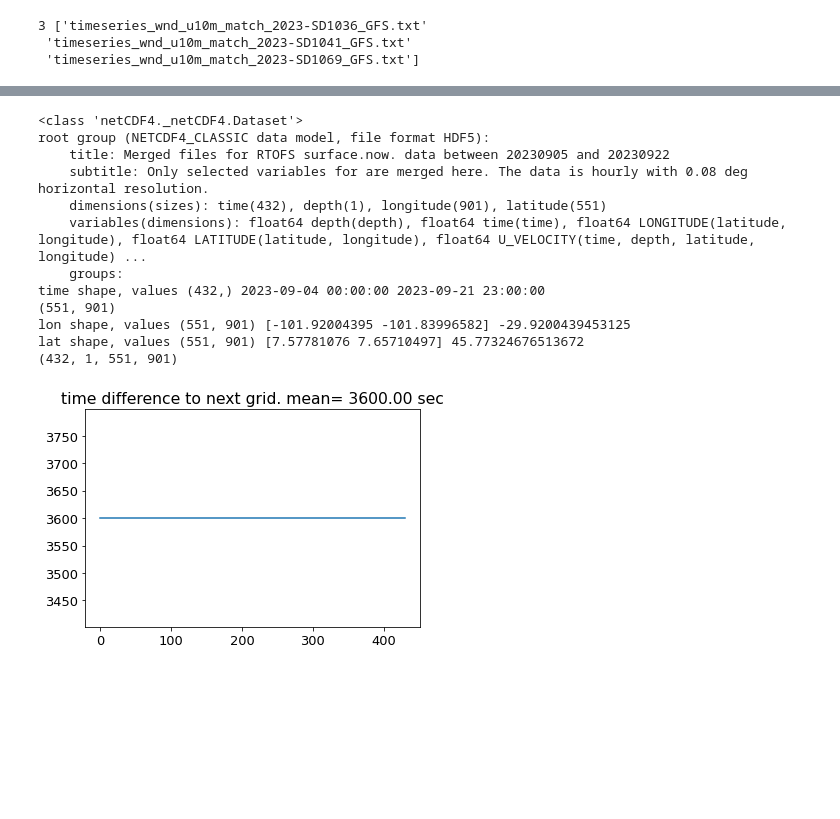
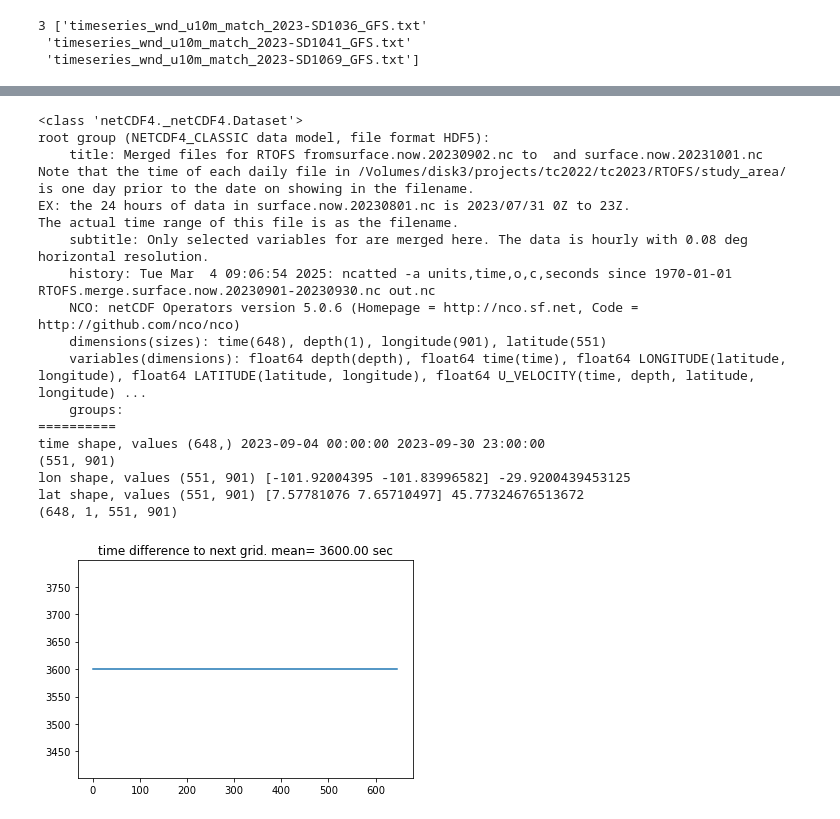
Before and after one commit to nanhsunchi/sd-ni-wp, a Jupyter notebook: HU_LEE/print_wp_SD-model_results.ipynb, the cells around one changed output, grey strips where cells are left out. Drawn from its saved outputs; the diff is of its cells as text; code cells hidden in the pictures; blank space fills up the shorter version.

```diff
--- a/HU_LEE/print_wp_SD-model_results.ipynb
+++ b/HU_LEE/print_wp_SD-model_results.ipynb
@@ -91,39 +102,54 @@ lat shape, values (506,) [10.02840137 10.10716915] 44.986572265625
 # %%
-''' load GFS bandpass data '''
+''' load RTOFS absolute velocity data '''
 path_RTOFS = os.path.expanduser('~/Documents/projects/sd-ni-wp/check_model/check_RTOFS/')
-filename_RTOFS = 'RTOFS.merge.surface.now.20230905-20230922.nc'
+# filename_RTOFS = 'RTOFS.merge.surface.now.20230905-20230922.nc'
+filename_RTOFS = 'RTOFS.merge.surface.now.20230901-20230930.nc'
 ds_RTOFS = nc.Dataset(path_RTOFS+filename_RTOFS)
 print(ds_RTOFS)
-time_RTOFS = ds_RTOFS['time'][:]
-timestamp_RTOFS = np.array([(datetime.datetime(int(year),1,1)+datetime.timedelta(seconds=item)).timestamp() \
-                            for item in time_RTOFS])
+print('='*10)
+# for name, variable in ds_RTOFS.variables.items():
+#     print(name,':')
+#     for attrname in variable.ncattrs():
+#         print("{} -- {}".format(attrname, getattr(variable, attrname)))
+#         # or :
+#         #print("{} -- {}".format(attrname, variable.getncattr(attrname)))
+timestamp_RTOFS = ds_RTOFS['time'][:]
 print('time shape, values',timestamp_RTOFS.shape,datetime.datetime.fromtimestamp(timestamp_RTOFS[0]),datetime.datetime.fromtimestamp(timestamp_RTOFS[-1]))
+''' try plot difference of timestamp'''
 plt.clf()
 plt.plot(np.diff(timestamp_RTOFS))
 plt.title('time difference to next grid. mean= {:.2f} sec'.format(np.nanmean(np.diff(timestamp_RTOFS))))
 lon_RTOFS = ds_RTOFS['LONGITUDE'][:]
 lon_RTOFS[lon_RTOFS> 180] = lon_RTOFS[lon_RTOFS> 180]-360
 lat_RTOFS = ds_RTOFS['LATITUDE'][:]
+''' print '''
 print(lon_RTOFS.shape)
 print('lon shape, values',lon_RTOFS.shape,lon_RTOFS[0,0:2],lon_RTOFS[0,-1])
 print('lat shape, values',lat_RTOFS.shape,lat_RTOFS[0:2,0],lat_RTOFS[-1,0])
 u_RTOFS = ds_RTOFS['U_VELOCITY'][:]
 v_RTOFS = ds_RTOFS['V_VELOCITY'][:]
 print(u_RTOFS.shape)
 # %% [output]
 <class 'netCDF4._netCDF4.Dataset'>
 root group (NETCDF4_CLASSIC data model, file format HDF5):
-    title: Merged files for RTOFS surface.now. data between 20230905 and 20230922
+    title: Merged files for RTOFS fromsurface.now.20230902.nc to  and surface.now.20231001.nc
+Note that the time of each daily file in /Volumes/disk3/projects/tc2022/tc2023/RTOFS/study_area/
+is one day prior to the date on showing in the filename.
+EX: the 24 hours of data in surface.now.20230801.nc is 2023/07/31 0Z to 23Z.
+The actual time range of this file is as the filename.
     subtitle: Only selected variables for are merged here. The data is hourly with 0.08 deg horizontal resolution.
-    dimensions(sizes): time(432), depth(1), longitude(901), latitude(551)
+    history: Tue Mar  4 09:06:54 2025: ncatted -a units,time,o,c,seconds since 1970-01-01 RTOFS.merge.surface.now.20230901-20230930.nc out.nc
+    NCO: netCDF Operators version 5.0.6 (Homepage = http://nco.sf.net, Code = http://github.com/nco/nco)
+    dimensions(sizes): time(648), depth(1), longitude(901), latitude(551)
     variables(dimensions): float64 depth(depth), float64 time(time), float64 LONGITUDE(latitude, longitude), float64 LATITUDE(latitude, longitude), float64 U_VELOCITY(time, depth, latitude, longitude) ...
     groups:
-time shape, values (432,) 2023-09-04 00:00:00 2023-09-21 23:00:00
+==========
+time shape, values (648,) 2023-09-04 00:00:00 2023-09-30 23:00:00
 (551, 901)
 lon shape, values (551, 901) [-101.92004395 -101.83996582] -29.9200439453125
 lat shape, values (551, 901) [7.57781076 7.65710497] 45.77324676513672
-(432, 1, 551, 901)
+(648, 1, 551, 901)
-[figure, old version]
+[figure, new version]
 # %%
 ''' compute & compare/ print results from SD & model '''
 # for f, platf in enumerate( platfs_num ):
```
Also changed, not shown: parts of 6 cells of this notebook, 8 other files.
